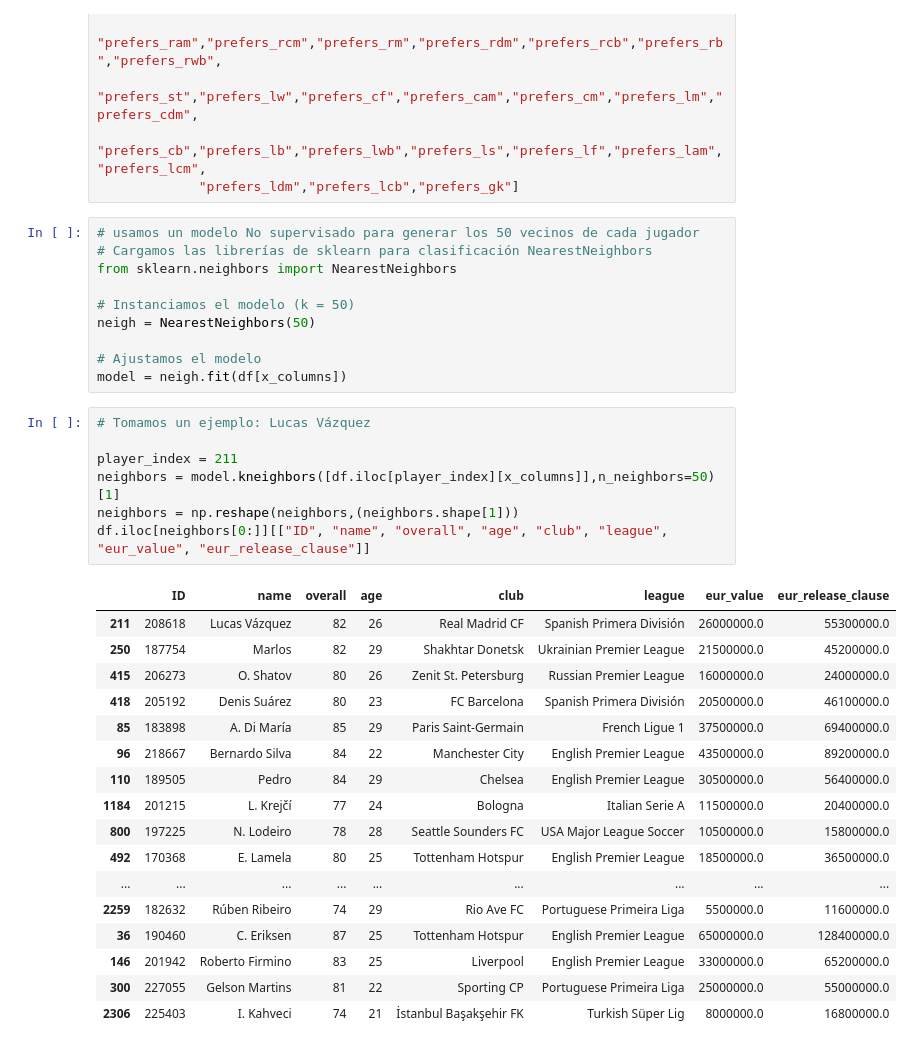
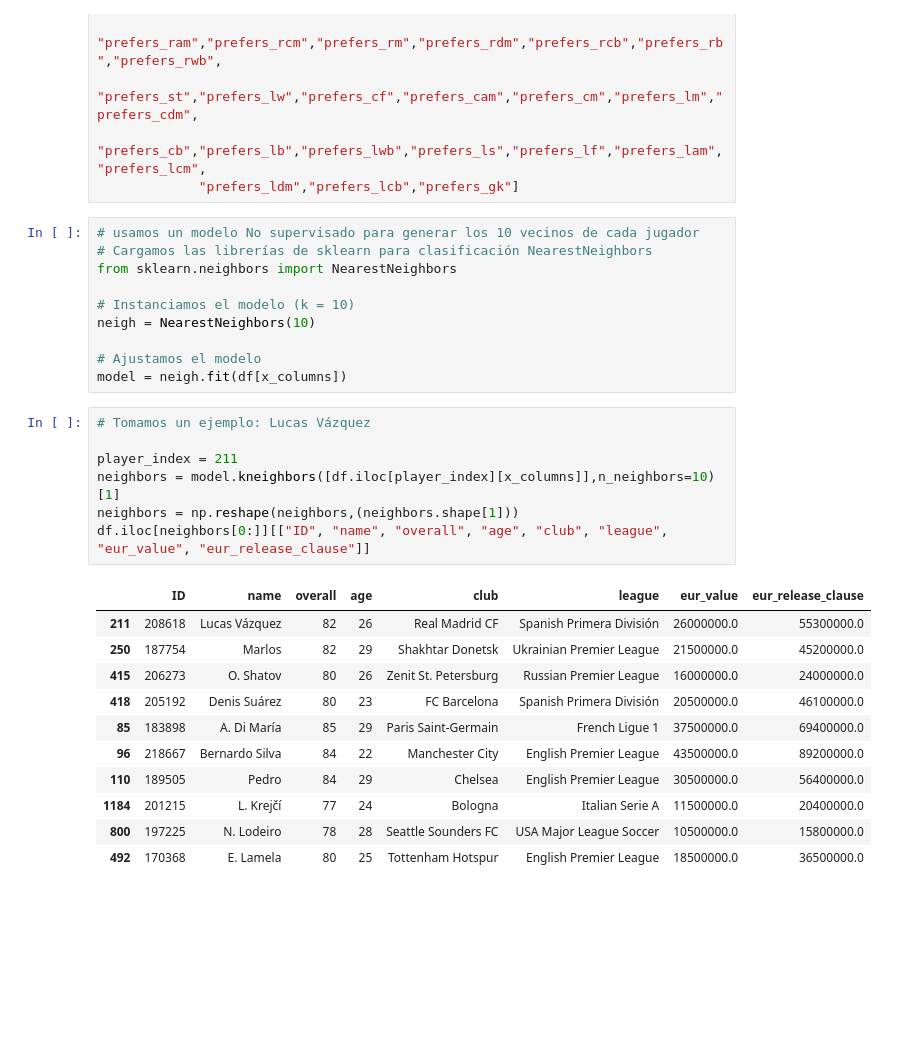
Before and after one commit to ppovedab/masterbigdatapfm, a Jupyter notebook: notebooks/pfm_pedro_poveda_02_modelo_no_supervisado_neighbors.ipynb, the cells around one changed output. Saved outputs shown, nothing was run; the diff lists cells and outputs as text; blank space fills up the shorter version.

Commit message:
neigh & fields
Changes in neighbors and fields files

```diff
--- a/notebooks/pfm_pedro_poveda_02_modelo_no_supervisado_neighbors.ipynb
+++ b/notebooks/pfm_pedro_poveda_02_modelo_no_supervisado_neighbors.ipynb
@@ -133,40 +133,34 @@ x_columns = ["pac","sho","pas","dri","def","phy",
              "prefers_cb","prefers_lb","prefers_lwb","prefers_ls","prefers_lf","prefers_lam","prefers_lcm",
              "prefers_ldm","prefers_lcb","prefers_gk"]
 # %%
-# usamos un modelo No supervisado para generar los 50 vecinos de cada jugador
+# usamos un modelo No supervisado para generar los 10 vecinos de cada jugador
 # Cargamos las librerías de sklearn para clasificación NearestNeighbors
 from sklearn.neighbors import NearestNeighbors
 
-# Instanciamos el modelo (k = 50)
-neigh = NearestNeighbors(50)
+# Instanciamos el modelo (k = 10)
+neigh = NearestNeighbors(10)
 
 # Ajustamos el modelo
 model = neigh.fit(df[x_columns])
 # %%
 # Tomamos un ejemplo: Lucas Vázquez
 
 player_index = 211
-neighbors = model.kneighbors([df.iloc[player_index][x_columns]],n_neighbors=50)[1]
+neighbors = model.kneighbors([df.iloc[player_index][x_columns]],n_neighbors=10)[1]
 neighbors = np.reshape(neighbors,(neighbors.shape[1]))
 df.iloc[neighbors[0:]][["ID", "name", "overall", "age", "club", "league", "eur_value", "eur_release_clause"]]
 # %% [output]
 |  | ID | name | overall | age | club | league | eur_value | eur_release_clause |
 | 211 | 208618 | Lucas Vázquez | 82 | 26 | Real Madrid CF | Spanish Primera División | 26000000.0 | 55300000.0 |
 | 250 | 187754 | Marlos | 82 | 29 | Shakhtar Donetsk | Ukrainian Premier League | 21500000.0 | 45200000.0 |
 | 415 | 206273 | O. Shatov | 80 | 26 | Zenit St. Petersburg | Russian Premier League | 16000000.0 | 24000000.0 |
 | 418 | 205192 | Denis Suárez | 80 | 23 | FC Barcelona | Spanish Primera División | 20500000.0 | 46100000.0 |
 | 85 | 183898 | A. Di María | 85 | 29 | Paris Saint-Germain | French Ligue 1 | 37500000.0 | 69400000.0 |
 | 96 | 218667 | Bernardo Silva | 84 | 22 | Manchester City | English Premier League | 43500000.0 | 89200000.0 |
 | 110 | 189505 | Pedro | 84 | 29 | Chelsea | English Premier League | 30500000.0 | 56400000.0 |
 | 1184 | 201215 | L. Krejčí | 77 | 24 | Bologna | Italian Serie A | 11500000.0 | 20400000.0 |
 | 800 | 197225 | N. Lodeiro | 78 | 28 | Seattle Sounders FC | USA Major League Soccer | 10500000.0 | 15800000.0 |
 | 492 | 170368 | E. Lamela | 80 | 25 | Tottenham Hotspur | English Premier League | 18500000.0 | 36500000.0 |
-| ... | ... | ... | ... | ... | ... | ... | ... | ... |
-| 2259 | 182632 | Rúben Ribeiro | 74 | 29 | Rio Ave FC | Portuguese Primeira Liga | 5500000.0 | 11600000.0 |
-| 36 | 190460 | C. Eriksen | 87 | 25 | Tottenham Hotspur | English Premier League | 65000000.0 | 128400000.0 |
-| 146 | 201942 | Roberto Firmino | 83 | 25 | Liverpool | English Premier League | 33000000.0 | 65200000.0 |
-| 300 | 227055 | Gelson Martins | 81 | 22 | Sporting CP | Portuguese Primeira Liga | 25000000.0 | 55000000.0 |
-| 2306 | 225403 | I. Kahveci | 74 | 21 | İstanbul Başakşehir FK | Turkish Süper Lig | 8000000.0 | 16800000.0 |
 # %%
 # El último paso es generar un fichero con todos los futbolistas, sus vecinos y las características
 # que queremos mostrar de ellos
```
Also changed, not shown: parts of 2 cells of this notebook, 3 other files.
